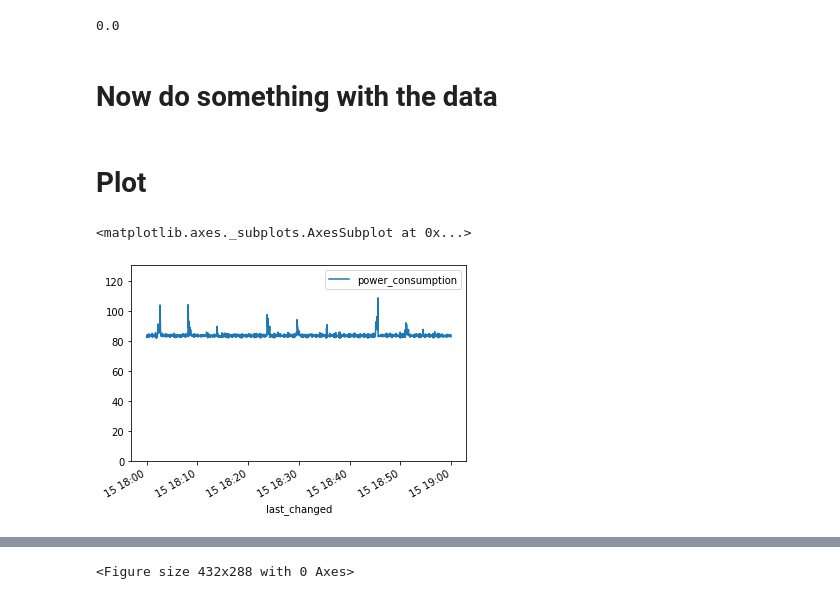
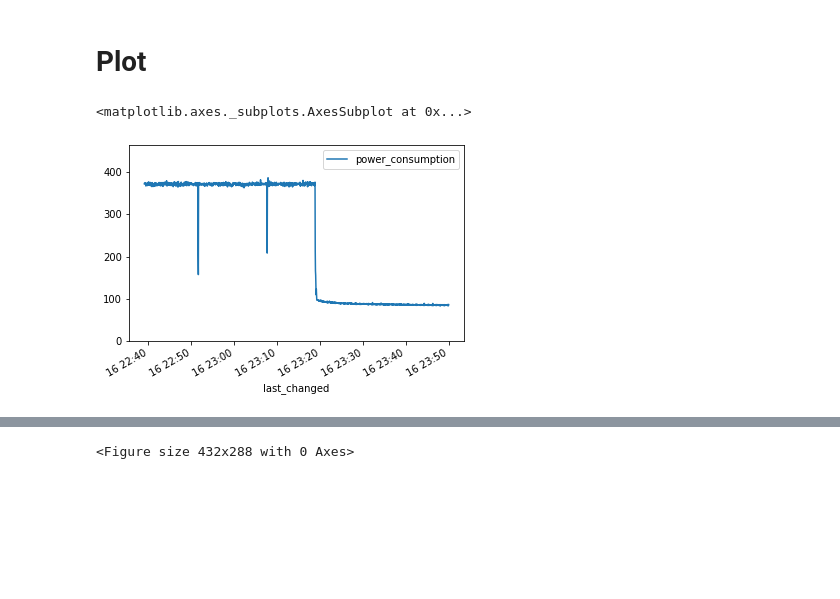
Before and after one commit to MScDissertation/NLP, a Jupyter notebook: power_monitor_analysis/visualise.ipynb, the cells around one changed output, grey strips where cells are left out. Cells and saved outputs as stored; diff of their text form; code cells hidden in the pictures; blank space fills up the shorter version.

```diff
--- a/power_monitor_analysis/visualise.ipynb
+++ b/power_monitor_analysis/visualise.ipynb
@@ -116,10 +72,0 @@ when a DB export was made on the command line
-# %%
-# Read from CSV
-file_path = 'pm_backup_20190713.csv'
-# 88880001,3,,,Temperature,2019-07-10 09:39:08+00,1562751548000,31.9802398681641
-
-df = pd.read_csv(file_path, names=['last_changed','entity_id','node_id','power_consumption','unit_of_measurement'], header=None)
-# %%
-df.set_index('timestamp', inplace=True)
-# %%
-df = df.sort_index()
@@ -152,8 +72,0 @@ hdf5_file = 'pm_data_2020-05-31.h5'
-# %%
-df = pd.read_hdf(hdf5_file)
-# %%
-df.loc['2020-06-01':'2020-06-01'].between_time('8:00', '8:38')['power_consumption'].min()
-# %% [output]
-0.0
-# %% [markdown]
-# Now do something with the data
@@ -162,16 +78,16 @@ df.loc['2020-06-01':'2020-06-01'].between_time('8:00', '8:38')['power_consumptio
 # %%
 # df_subset = df.loc['2020-06-01':'2020-06-01'].between_time('8:00', '8:38')[['power_consumption']]
 # df_subset[(df_subset != 0).all(1)].plot(ylim=(0,df_subset.max()*1.2))
-start_date = '2020-06-15'
-end_date = '2020-06-15'
-start_time = '18:00'
-end_time = '19:00'
+start_date = '2020-06-16'
+end_date = '2020-06-16'
+start_time = '22:39'
+end_time = '23:50'
 
 
 subset_df = df.loc[start_date:end_date].between_time(start_time, end_time)[['power_consumption']]
 y_max = subset_df['power_consumption'].max() * 1.2
 
 subset_df[(df != 0).all(1)].plot(ylim=(0,y_max))
 # %% [output]
 <matplotlib.axes._subplots.AxesSubplot at 0x...>
-[figure, old version]
+[figure, new version]
```
Also changed, not shown: parts of 19 cells of this notebook, 5 other files.
